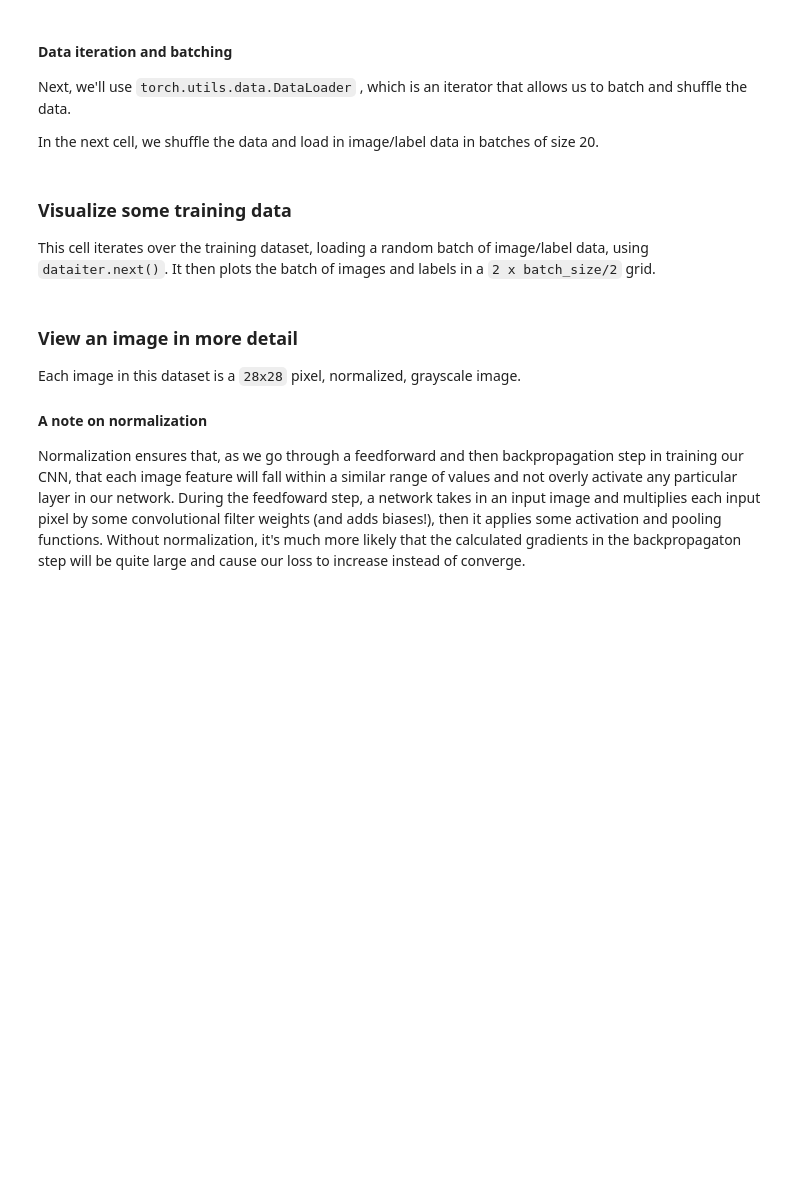
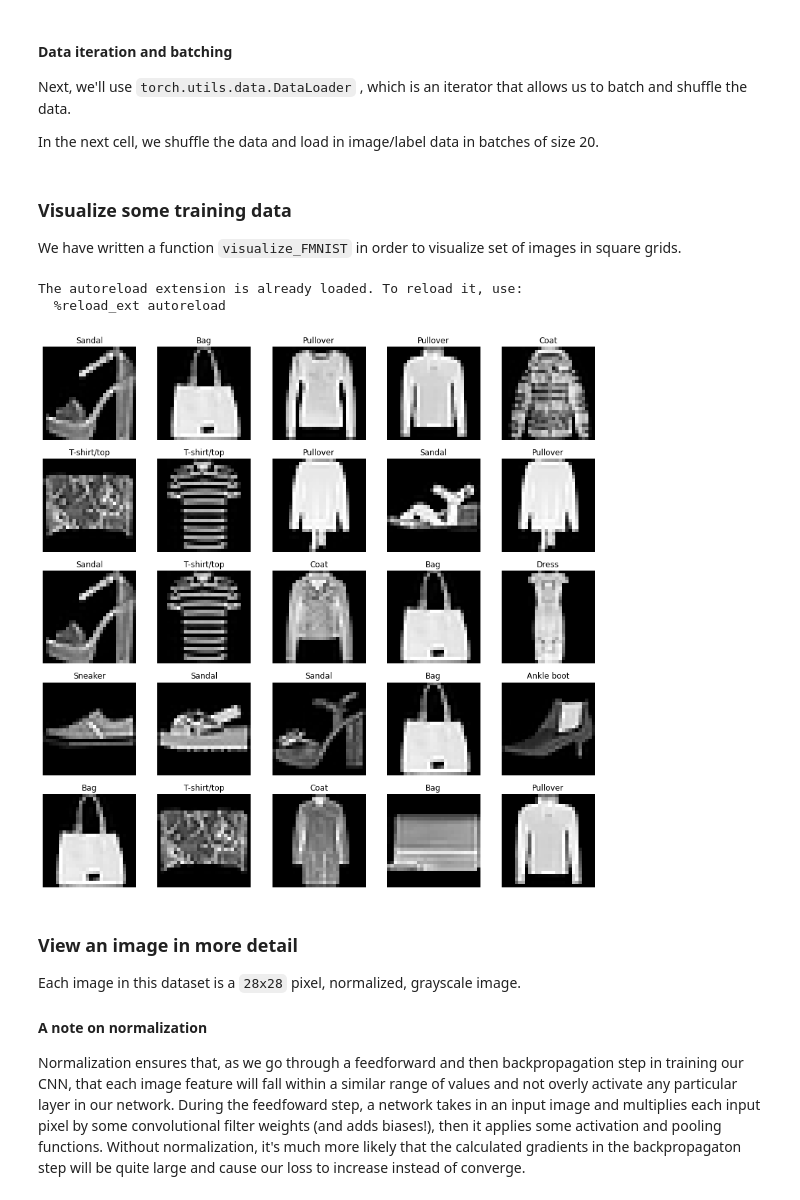
Before and after one commit to sarkarchandan/cvnanodegree, a Jupyter notebook: 1_5_CNN_Layers/3. Load and Visualize FashionMNIST.ipynb, the cells around one changed output. Cells and saved outputs as stored; diff of their text form; code cells hidden in the pictures; blank space fills up the shorter version.

Commit message:
chore: Update FMNIST visualization notebook

```diff
--- a/1_5_CNN_Layers/3. Load and Visualize FashionMNIST.ipynb
+++ b/1_5_CNN_Layers/3. Load and Visualize FashionMNIST.ipynb
@@ -35,7 +35,7 @@ data_transform: ToTensor = transforms.ToTensor()
 
 # choose the training and test datasets
 data_dir: str = Path().absolute().joinpath('data').__str__()
-train_data = FashionMNIST(root=data_dir, train=True,
+train_data: FashionMNIST = FashionMNIST(root=data_dir, train=True,
                                    download=True, transform=data_transform)
 
 # Print out some stats about the training data
@@ -52,14 +52,10 @@ In the next cell, we shuffle the data and load in image/label data in batches of
 # prepare data loaders, set the batch_size
 ## TODO: you can try changing the batch_size to be larger or smaller
 ## when you get to training your network, see how batch_size affects the loss
-batch_size = 20
+batch_size: int = 32
 
-train_loader = DataLoader(train_data, batch_size=batch_size, shuffle=True)
+train_loader: DataLoader = DataLoader(dataset=train_data, batch_size=batch_size, shuffle=True)
 
 # specify the image classes
 classes = ['T-shirt/top', 'Trouser', 'Pullover', 'Dress', 'Coat',
            'Sandal', 'Shirt', 'Sneaker', 'Bag', 'Ankle boot']
-# %% [markdown]
-### Visualize some training data
-
-This cell iterates over the training dataset, loading a random batch of image/label data, using `dataiter.next()`. It then plots the batch of images and labels in a `2 x batch_size/2` grid.
@@ -83,3 +62,22 @@ for idx in np.arange(batch_size):
+# %% [markdown]
+### Visualize some training data
+
+We have written a function `visualize_FMNIST` in order to visualize set of images in square grids.
+# %%
+from common import visualize_FMNIST
+%load_ext autoreload
+%autoreload 2
+%matplotlib inline
+
+images, labels = next(iter(train_loader))
+
+# We have to be careful about the grid size. We have loaded a batch of 32 images.
+# Hence the grid_size**2 must be a number lesser than 32.
+visualize_FMNIST(x=images, y=labels, classes=classes, grid_size=5)
+# %% [output]
+The autoreload extension is already loaded. To reload it, use:
+  %reload_ext autoreload
+[figure, added]
 # %% [markdown]
 ### View an image in more detail
 
```
Also changed, not shown: parts of 3 cells of this notebook.
